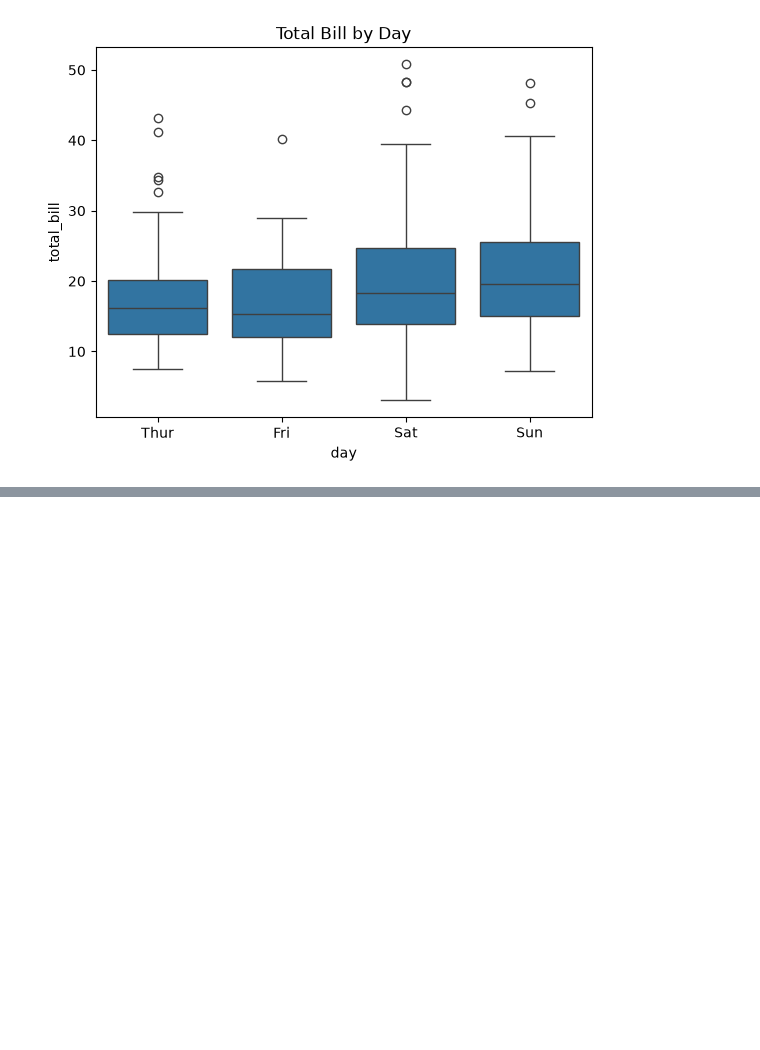
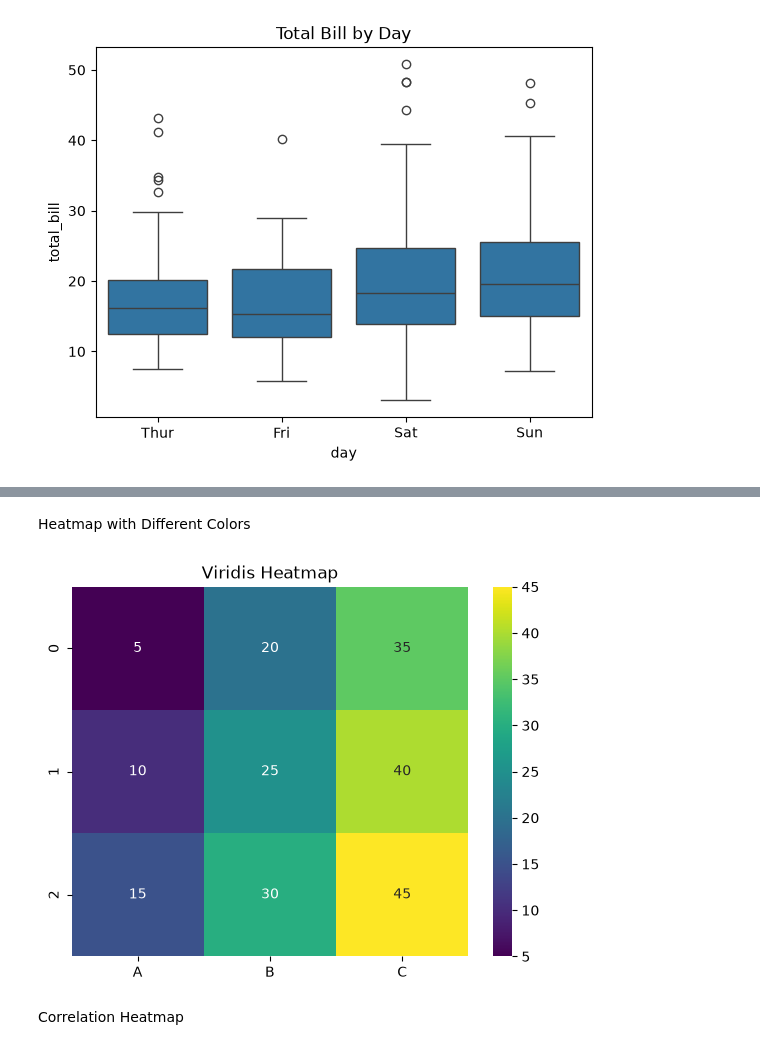
Before and after one commit to ayshamehek/Python-Data-Science-Libraries, a Jupyter notebook: seaborn/into.ipynb, the cells around one changed output, grey strips where cells are left out. Saved outputs shown, nothing was run; the diff lists cells and outputs as text; code cells hidden in the pictures; blank space fills up the shorter version.

```diff
--- a/seaborn/into.ipynb
+++ b/seaborn/into.ipynb
@@ -281,0 +303,23 @@ plt.show()
+# %% [markdown]
+Heatmap with Different Colors
+# %%
+import seaborn as sns
+import matplotlib.pyplot as plt
+import pandas as pd
+
+data = pd.DataFrame({
+    "A":[5,10,15],
+    "B":[20,25,30],
+    "C":[35,40,45]
+})
+
+sns.heatmap(data,
+            annot=True,
+            cmap="viridis")
+
+plt.title("Viridis Heatmap")
+plt.show()
+# %% [output]
+[figure, added]
+# %% [markdown]
+Correlation Heatmap
```
Also changed, not shown: parts of 3 cells of this notebook.
